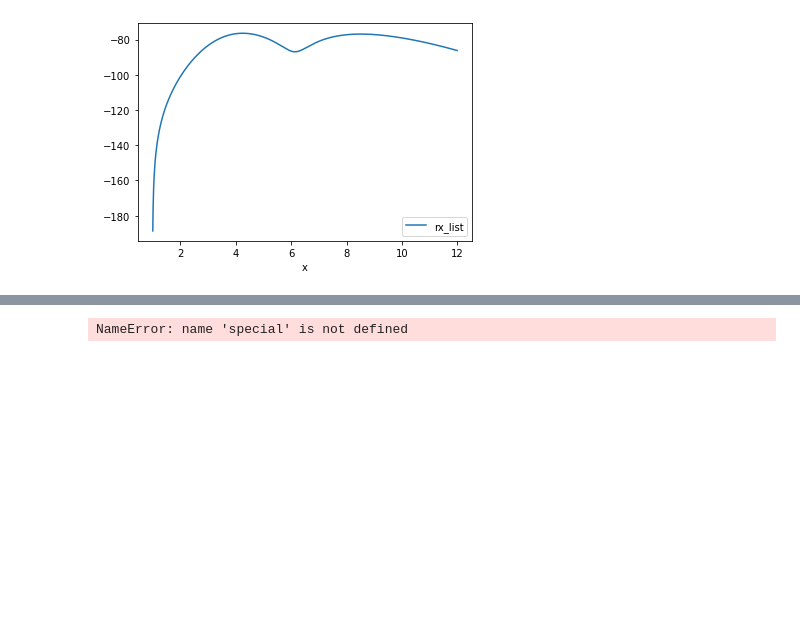
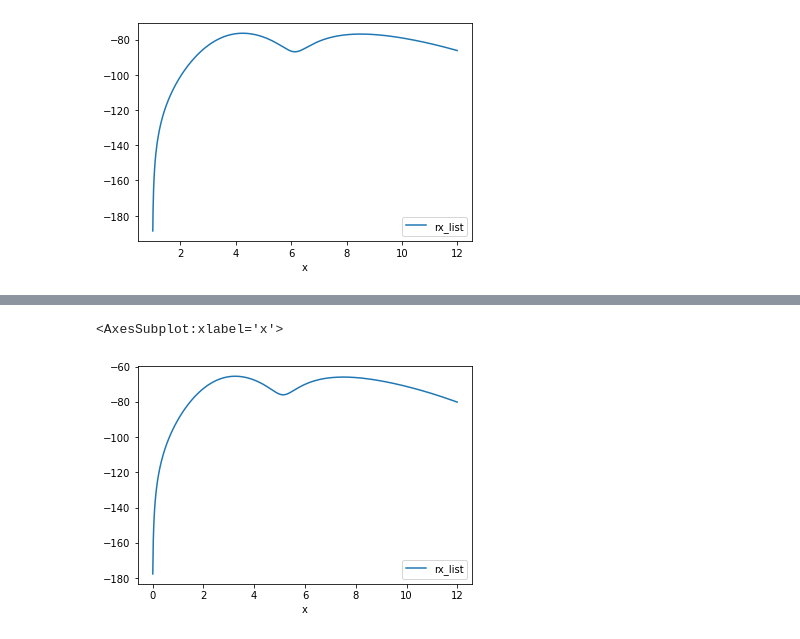
Before and after one commit to FenikL/rfid_project, a Jupyter notebook: experiments/rx_power_try.ipynb, the cells around one changed output, grey strips where cells are left out. Cells and saved outputs as stored; diff of their text form; code cells hidden in the pictures; blank space fills up the shorter version.

```diff
--- a/experiments/rx_power_try.ipynb
+++ b/experiments/rx_power_try.ipynb
@@ -215,7 +217,7 @@ def get_path_loss(self, sender, receiver):
 
     return pyradise.lin2db(pl)
 
-def get_rx_power(path_loss=None, tx_power=None):
+def get_rx_power(path_loss=None, tx_power=None, cable_loss=0, tag_modulation_loss=0):
 
 
 
@@ -223,8 +225,8 @@ def get_rx_power(path_loss=None, tx_power=None):
     reader_gain = 8.0
     tag_gain = 2.0
     polarization_loss = -3
-    cable_loss = -1.0
-    tag_modulation_loss = -10.0
+    #cable_loss = -1.0
+    #tag_modulation_loss = -10.0
 
 
     rx_power = (tx_power + tag_modulation_loss +
@@ -233,7 +235,7 @@ def get_rx_power(path_loss=None, tx_power=None):
 
     return rx_power
 # %%
-x_reader = 1.0
+x_reader = 0
 y_reader = 0.0
 z_reader = 5.0
 a = np.pi / 4
@@ -269,8 +271,8 @@ reader_power + tag_power
 -83.42567935029858
 # %%
 def sum_of_rx_power(x):
-    reader_power = get_rx_power(path_loss=lin2db(get_path_loth_for_reader(x)), tx_power=reader_tx_power)
-    tag_power = get_rx_power(path_loss=lin2db(get_path_loth_for_tag(x)), tx_power=0)
+    reader_power = get_rx_power(path_loss=lin2db(get_path_loth_for_reader(x)), tx_power=reader_tx_power, cable_loss=-1.0, tag_modulation_loss=0)
+    tag_power = get_rx_power(path_loss=lin2db(get_path_loth_for_tag(x)), tx_power=0,cable_loss=0, tag_modulation_loss=-10.0)
     return reader_power + tag_power
 # %%
 x = [x for x in np.arange(0, 12, 0.01)]
@@ -290,3 +289,8 @@ df.plot(x='x', y='rx_list')
+# %%
+df.plot(x='x', y='rx_list')
+# %% [output]
+<AxesSubplot:xlabel='x'>
+[figure, added]
 # %%
 def signal2noise(*, rx_power, noise_power, **kwargs):
     """
@@ -350,6 +364,7 @@ def ber_over_awgn(snr):
 snr_list = [get_snr(rx_power=rx ,m=num_of_sym_per_bit,
                              preamble_duration=preamble.tag_preamble_len/bitrate.tag_bitrate,
                              blf=variables_by_tari.blf) for rx in rx_list]
-ber = [ber_over_awgn(snr) for snr in snr_list]
+ber = [ber_over_rayleigh(snr) for snr in snr_list]
+ber_df = pd.DataFrame()
+ber_df['x'] = x
+ber_df['ber'] = ber
-# %% [output]
-NameError: name 'special' is not defined
```
Also changed, not shown: parts of 33 cells of this notebook, 1 other file.
